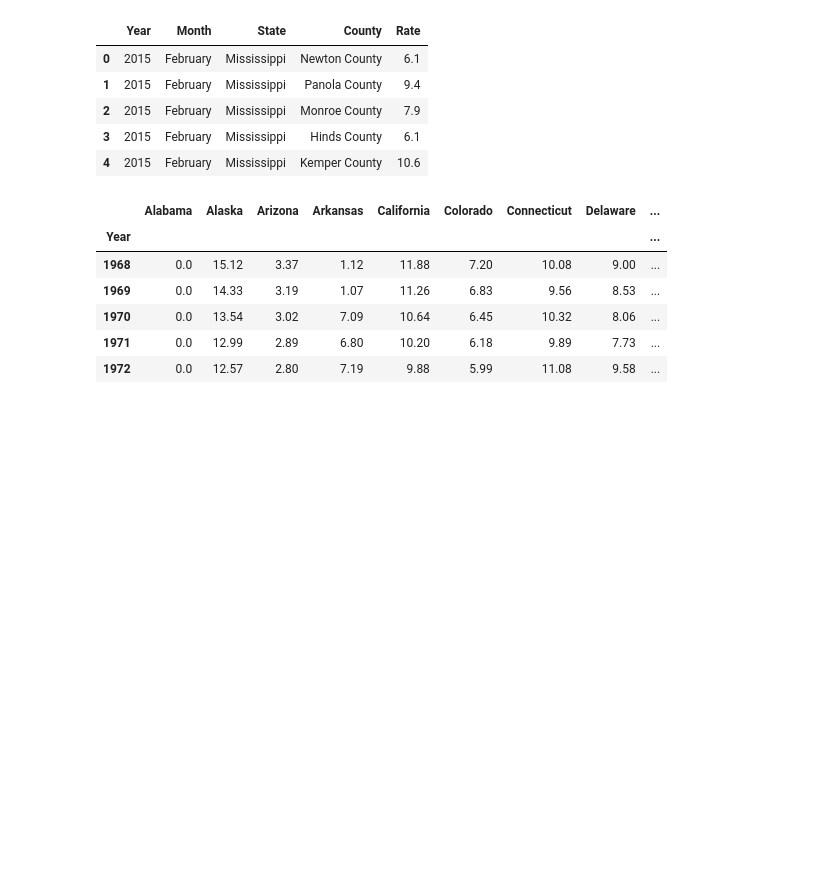
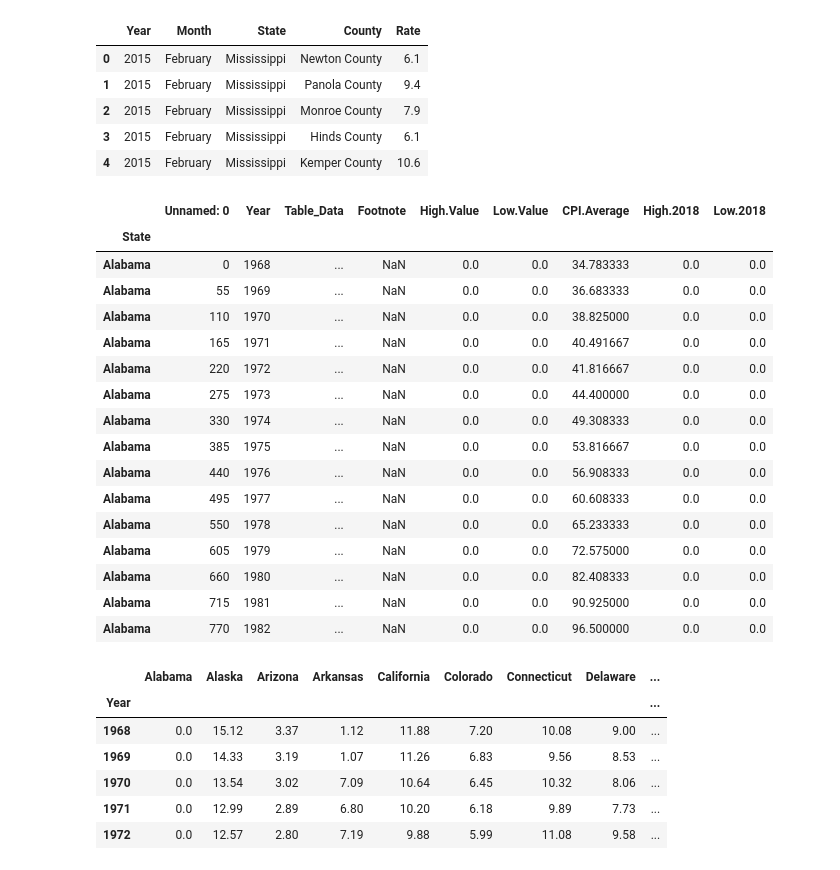
Before and after one commit to Dszymczk/Data_analysis_sentdex, a Jupyter notebook: pandas5.ipynb, the cells around one changed output. Cells and saved outputs as stored; diff of their text form; code cells hidden in the pictures; blank space fills up the shorter version.

```diff
--- a/pandas5.ipynb
+++ b/pandas5.ipynb
@@ -11,8 +11,26 @@ unemp_county.head()
 | 3 | 2015 | February | Mississippi | Hinds County | 6.1 |
 | 4 | 2015 | February | Mississippi | Kemper County | 10.6 |
 # %%
-df.pr.red_csv("datasets/minwage.csv")
-df.head()
+df = pd.read_csv("datasets/minwage.csv")
+df.set_index('State').groupby("State").get_group("Alabama").head(15)
+# %% [output]
+|  | Unnamed: 0 | Year | Table_Data | Footnote | High.Value | Low.Value | CPI.Average | High.2018 | Low.2018 |
+| State |  |  |  |  |  |  |  |  |  |
+| Alabama | 0 | 1968 | ... | NaN | 0.0 | 0.0 | 34.783333 | 0.0 | 0.0 |
+| Alabama | 55 | 1969 | ... | NaN | 0.0 | 0.0 | 36.683333 | 0.0 | 0.0 |
+| Alabama | 110 | 1970 | ... | NaN | 0.0 | 0.0 | 38.825000 | 0.0 | 0.0 |
+| Alabama | 165 | 1971 | ... | NaN | 0.0 | 0.0 | 40.491667 | 0.0 | 0.0 |
+| Alabama | 220 | 1972 | ... | NaN | 0.0 | 0.0 | 41.816667 | 0.0 | 0.0 |
+| Alabama | 275 | 1973 | ... | NaN | 0.0 | 0.0 | 44.400000 | 0.0 | 0.0 |
+| Alabama | 330 | 1974 | ... | NaN | 0.0 | 0.0 | 49.308333 | 0.0 | 0.0 |
+| Alabama | 385 | 1975 | ... | NaN | 0.0 | 0.0 | 53.816667 | 0.0 | 0.0 |
+| Alabama | 440 | 1976 | ... | NaN | 0.0 | 0.0 | 56.908333 | 0.0 | 0.0 |
+| Alabama | 495 | 1977 | ... | NaN | 0.0 | 0.0 | 60.608333 | 0.0 | 0.0 |
+| Alabama | 550 | 1978 | ... | NaN | 0.0 | 0.0 | 65.233333 | 0.0 | 0.0 |
+| Alabama | 605 | 1979 | ... | NaN | 0.0 | 0.0 | 72.575000 | 0.0 | 0.0 |
+| Alabama | 660 | 1980 | ... | NaN | 0.0 | 0.0 | 82.408333 | 0.0 | 0.0 |
+| Alabama | 715 | 1981 | ... | NaN | 0.0 | 0.0 | 90.925000 | 0.0 | 0.0 |
+| Alabama | 770 | 1982 | ... | NaN | 0.0 | 0.0 | 96.500000 | 0.0 | 0.0 |
 # %%
 df = pd.read_csv("datasets/minwage.csv")
 
```
Also changed, not shown: parts of 14 cells of this notebook.
